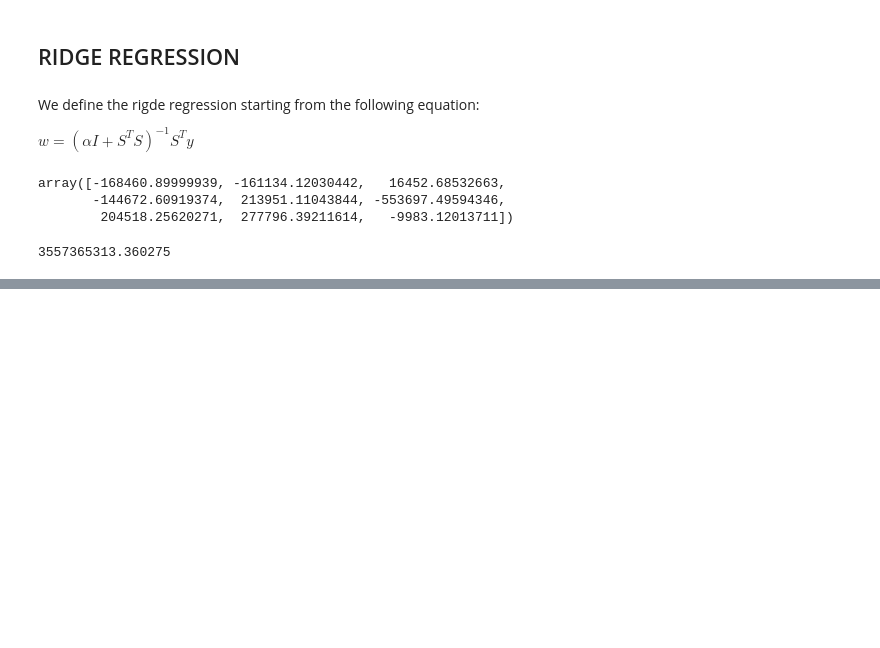
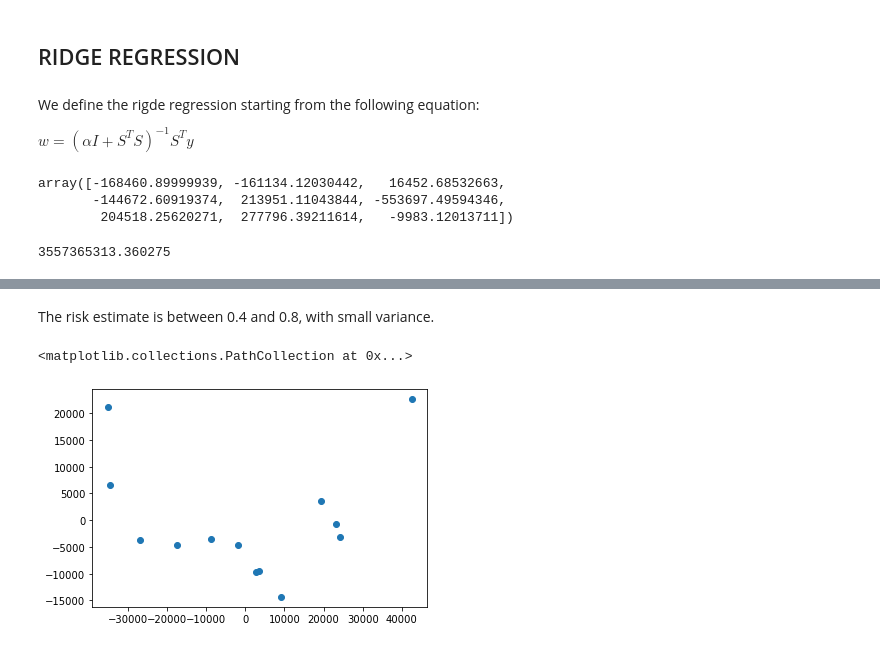
Before and after one commit to martinaviggiano/ml_project, a Jupyter notebook: Machine Learning Project.ipynb, the cells around one changed output, grey strips where cells are left out. Drawn from its saved outputs; the diff is of its cells as text; code cells hidden in the pictures; blank space fills up the shorter version.

```diff
--- a/Machine Learning Project.ipynb
+++ b/Machine Learning Project.ipynb
@@ -436,0 +484,23 @@ array([325771.1698394 , 288739.42750681, 232379.59228793, ...,
+# %% [markdown]
+The risk estimate is between 0.4 and 0.8, with small variance.
+# %%
+coef_list = []
+
+for s in range(5000, 14856, 800):
+    X_train, X_test, y_train, y_test = train_test_split(X_scaled, y, train_size=s, random_state=42)
+    learner.fit(X_train, y_train)
+    coef_list.append(learner.w)
+
+coef_matrix = np.array(coef_list)
+# %%
+pca = decomposition.PCA(n_components=2)
+pca.fit(coef_matrix)
+coef_pca = pca.transform(coef_matrix)
+
+fig, ax = plt.subplots()
+#ax.set_xlim(-1.5, 1.5)
+#ax.set_ylim(-0.5, 0.5)
+plt.scatter(coef_pca[:,0], coef_pca[:,1])
+# %% [output]
+<matplotlib.collections.PathCollection at 0x...>
+[figure, added]
```
Also changed, not shown: parts of 43 cells of this notebook.
